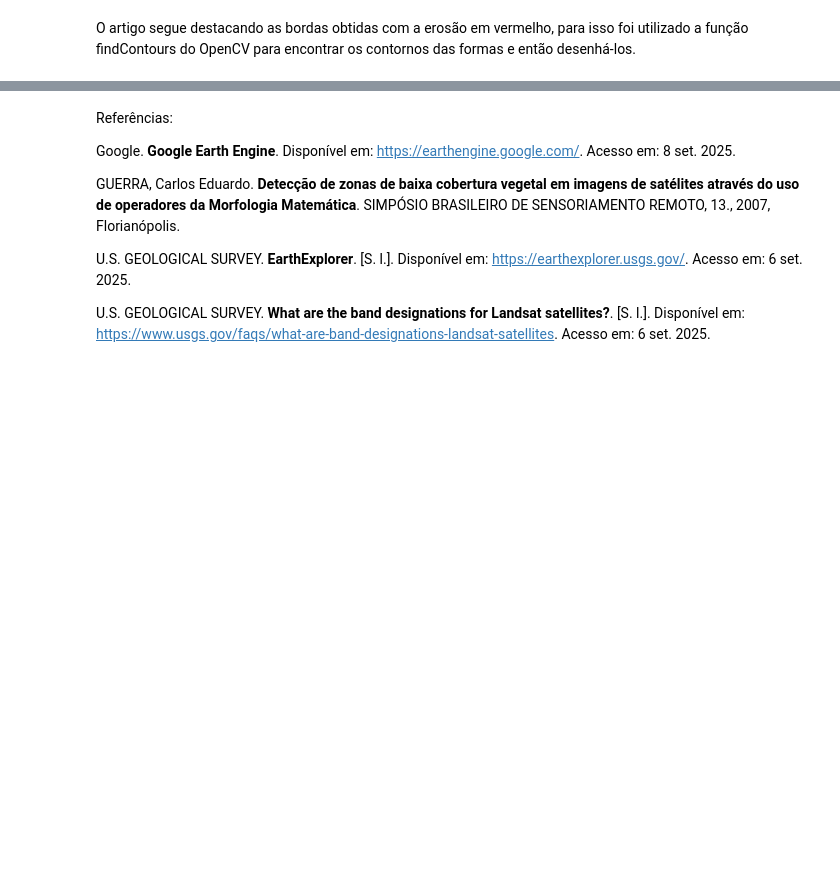
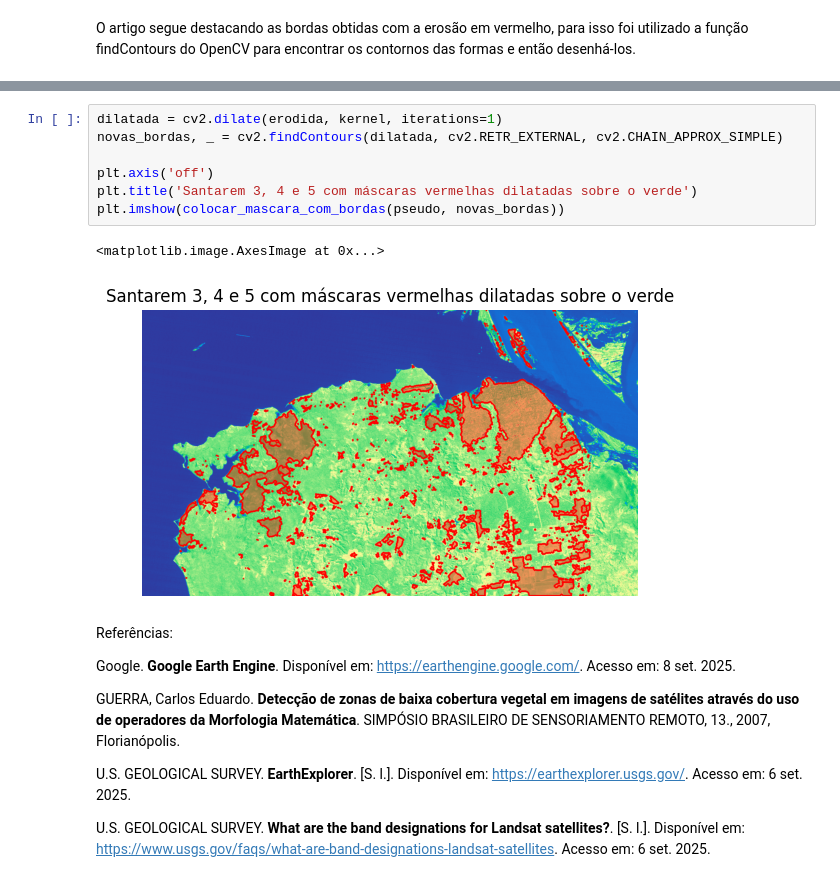
Before and after one commit to joao-martinho/pi, a Jupyter notebook: Trabalho 1/trabalho01_old.ipynb, the cells around one changed output, grey strips where cells are left out. Cells and saved outputs as stored; diff of their text form; blank space fills up the shorter version.

```diff
--- a/Trabalho 1/trabalho01_old.ipynb
+++ b/Trabalho 1/trabalho01_old.ipynb
@@ -145,3 +200,13 @@ plt.imshow(cv2.cvtColor(imagem_colorida, cv2.COLOR_BGR2RGB))
+# %%
+dilatada = cv2.dilate(erodida, kernel, iterations=1)
+novas_bordas, _ = cv2.findContours(dilatada, cv2.RETR_EXTERNAL, cv2.CHAIN_APPROX_SIMPLE)
+
+plt.axis('off')
+plt.title('Santarem 3, 4 e 5 com máscaras vermelhas dilatadas sobre o verde')
+plt.imshow(colocar_mascara_com_bordas(pseudo, novas_bordas))
+# %% [output]
+<matplotlib.image.AxesImage at 0x...>
+[figure, added]
 # %% [markdown]
 Referências:
 
```
Also changed, not shown: parts of 6 cells of this notebook.
